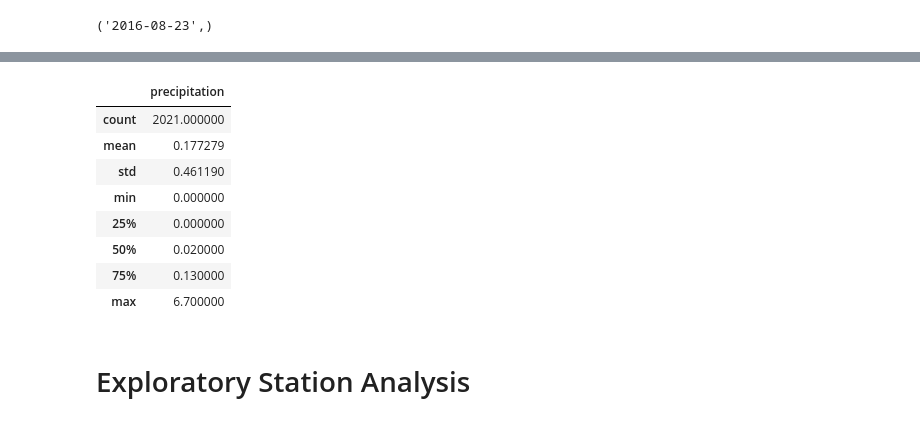
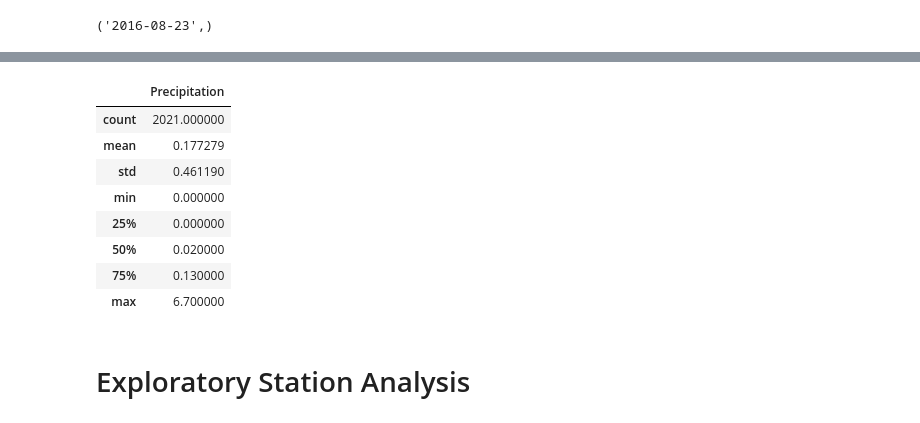
Before and after one commit to lathamlm/sqlalchemy-challenge, a Jupyter notebook: SurfsUp/climate_starter.ipynb, the cells around one changed output, grey strips where cells are left out. Cells and saved outputs as stored; diff of their text form; code cells hidden in the pictures.

Commit message:
completed .ipynb but need to clean/comment

```diff
--- a/SurfsUp/climate_starter.ipynb
+++ b/SurfsUp/climate_starter.ipynb
@@ -161,0 +65,5 @@ Text(0, 0.5, 'Inches')
+# %%
+last_year_precip = session.query(Measurement.date, Measurement.prcp).\
+    filter(Measurement.date >= clean_date).order_by(Measurement.date).all()
+last_years = pd.DataFrame(last_year_precip)
+last_year_precip_df = last_years.rename(columns={"date": "Date", "prcp": "Precipitation"})
@@ -162,7 +104,9 @@ Text(0, 0.5, 'Inches')
 # %%
 # Use Pandas to calculate the summary statistics for the precipitation data
+#ANOTHER SUMMARY C/ .DESCRIBE()
+last_year_precip_df.describe()
 # %% [output]
-|  | precipitation |
+|  | Precipitation |
 | count | 2021.000000 |
 | mean | 0.177279 |
 | std | 0.461190 |
```
Also changed, not shown: parts of 17 cells of this notebook.
